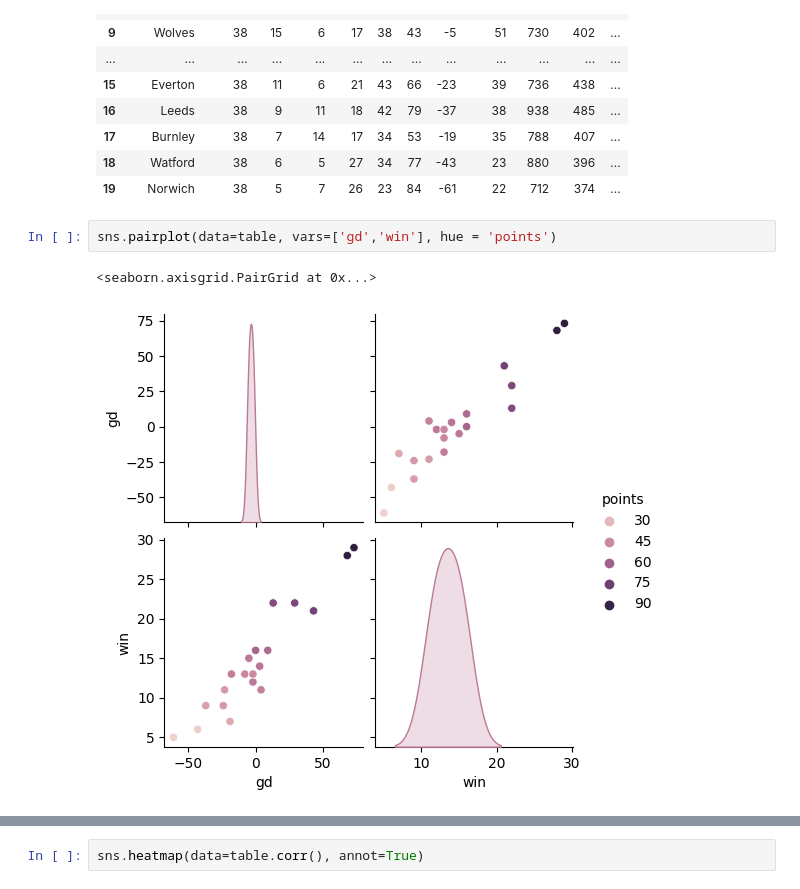
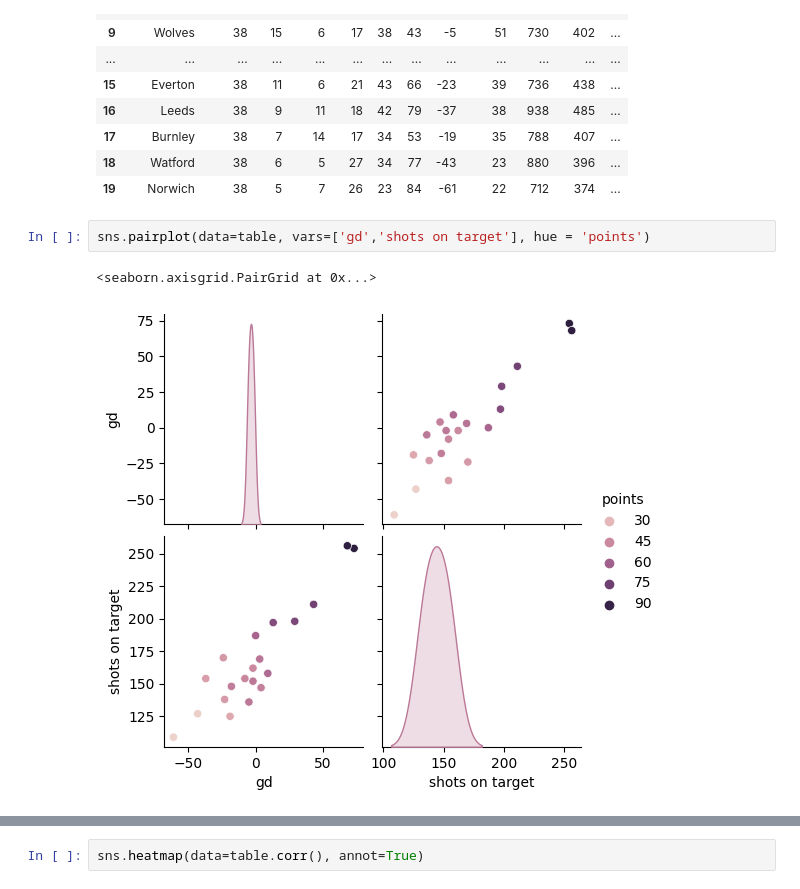
Before and after one commit to Jamesf50/UCDPA_JamesMcCaghey, a Jupyter notebook: prem_league_21_22.ipynb, the cells around one changed output, grey strips where cells are left out. Drawn from its saved outputs; the diff is of its cells as text.

```diff
--- a/prem_league_21_22.ipynb
+++ b/prem_league_21_22.ipynb
@@ -479,7 +479,7 @@ table
 | 18 | Watford | 38 | 6 | 5 | 27 | 34 | 77 | -43 | 23 | 880 | 396 | ... |
 | 19 | Norwich | 38 | 5 | 7 | 26 | 23 | 84 | -61 | 22 | 712 | 374 | ... |
 # %%
-sns.pairplot(data=table, vars=['gd','win'], hue = 'points')
+sns.pairplot(data=table, vars=['gd','shots on target'], hue = 'points')
 # %% [output]
 <seaborn.axisgrid.PairGrid at 0x...>
-[figure, old version]
+[figure, new version]
```
Also changed, not shown: parts of 15 cells of this notebook.
